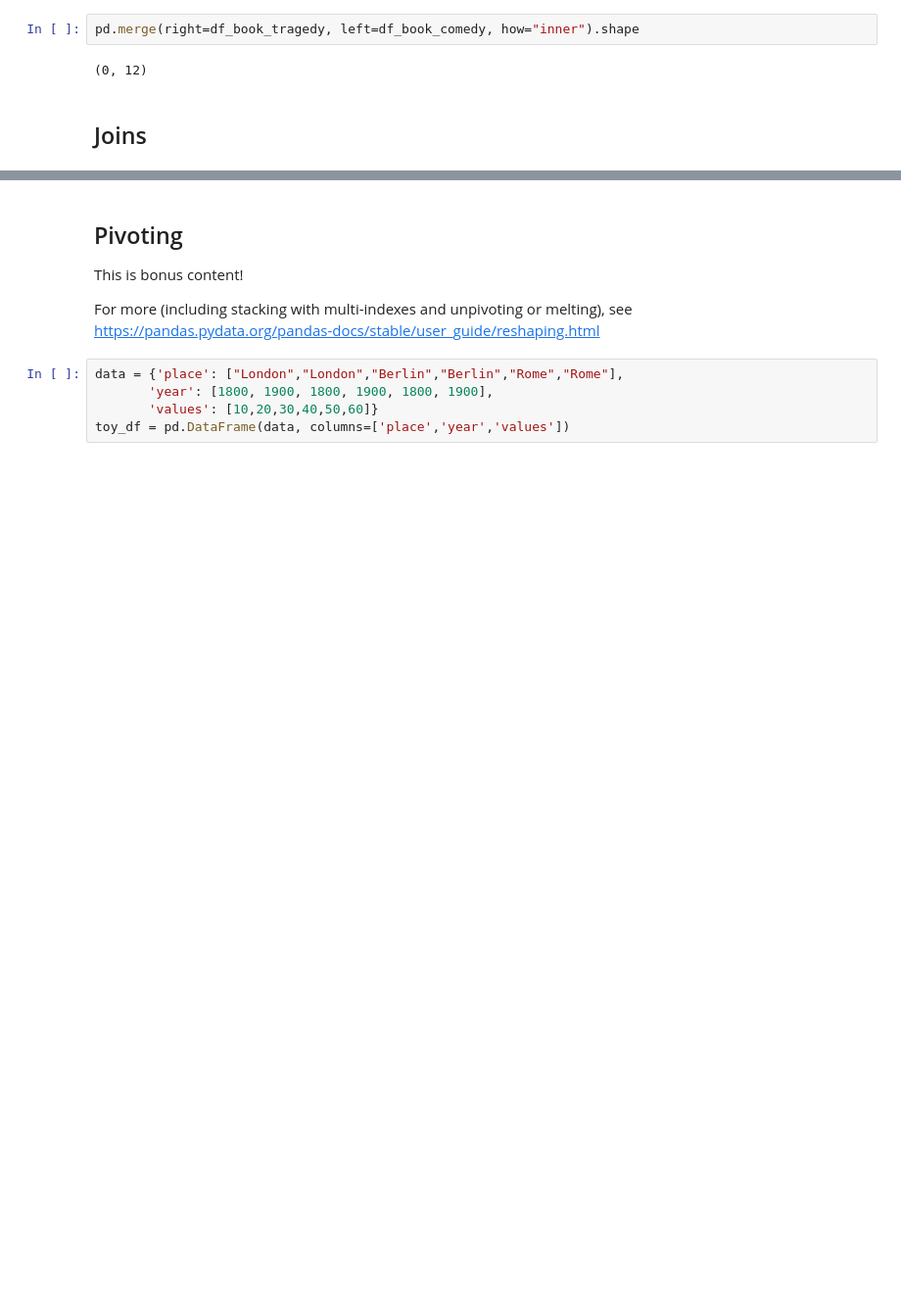
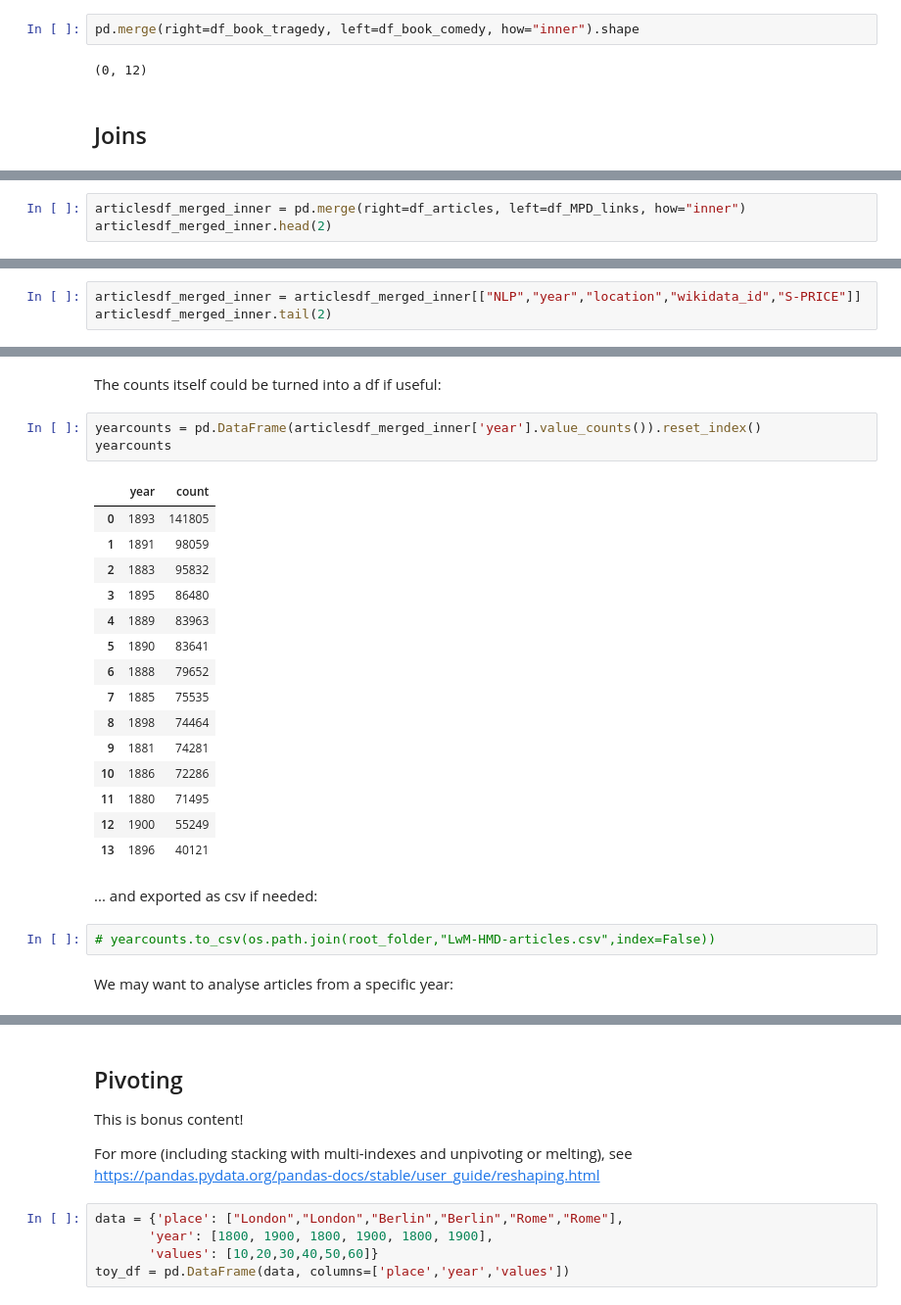
Before and after one commit to mromanello/ADA-DHOxSS, a Jupyter notebook: notebooks/2.2 Wrangling.ipynb, the cells around one changed output, grey strips where cells are left out. Shown: that part at 98% size. Saved outputs shown, nothing was run; the diff lists cells and outputs as text; blank space fills up the shorter version.

```diff
--- a/notebooks/2.2 Wrangling.ipynb
+++ b/notebooks/2.2 Wrangling.ipynb
@@ -434,0 +290,3 @@ df_author[df_author.index == 60]
+# %%
+articlesdf_merged_inner = pd.merge(right=df_articles, left=df_MPD_links, how="inner")
+articlesdf_merged_inner.head(2)
@@ -434,0 +299,3 @@ df_author[df_author.index == 60]
+# %%
+articlesdf_merged_inner = articlesdf_merged_inner[["NLP","year","location","wikidata_id","S-PRICE"]]
+articlesdf_merged_inner.tail(2)
@@ -434,0 +327,27 @@ df_author[df_author.index == 60]
+# %% [markdown]
+The counts itself could be turned into a df if useful:
+# %%
+yearcounts = pd.DataFrame(articlesdf_merged_inner['year'].value_counts()).reset_index()
+yearcounts
+# %% [output]
+|  | year | count |
+| 0 | 1893 | 141805 |
+| 1 | 1891 | 98059 |
+| 2 | 1883 | 95832 |
+| 3 | 1895 | 86480 |
+| 4 | 1889 | 83963 |
+| 5 | 1890 | 83641 |
+| 6 | 1888 | 79652 |
+| 7 | 1885 | 75535 |
+| 8 | 1898 | 74464 |
+| 9 | 1881 | 74281 |
+| 10 | 1886 | 72286 |
+| 11 | 1880 | 71495 |
+| 12 | 1900 | 55249 |
+| 13 | 1896 | 40121 |
+# %% [markdown]
+... and exported as csv if needed:
+# %%
+# yearcounts.to_csv(os.path.join(root_folder,"LwM-HMD-articles.csv",index=False))
+# %% [markdown]
+We may want to analyse articles from a specific year:
```
Also changed, not shown: parts of 115 cells of this notebook.
